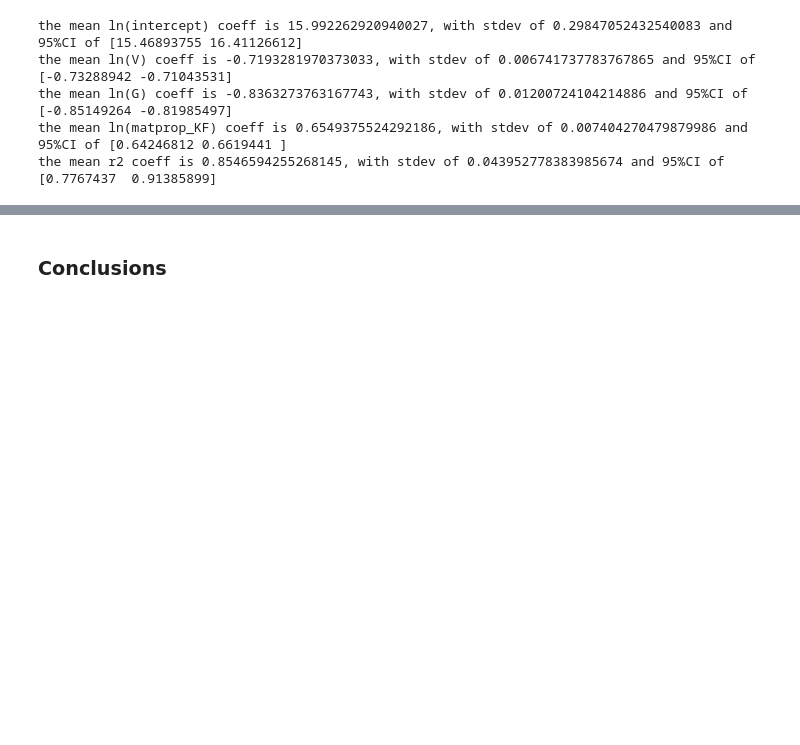
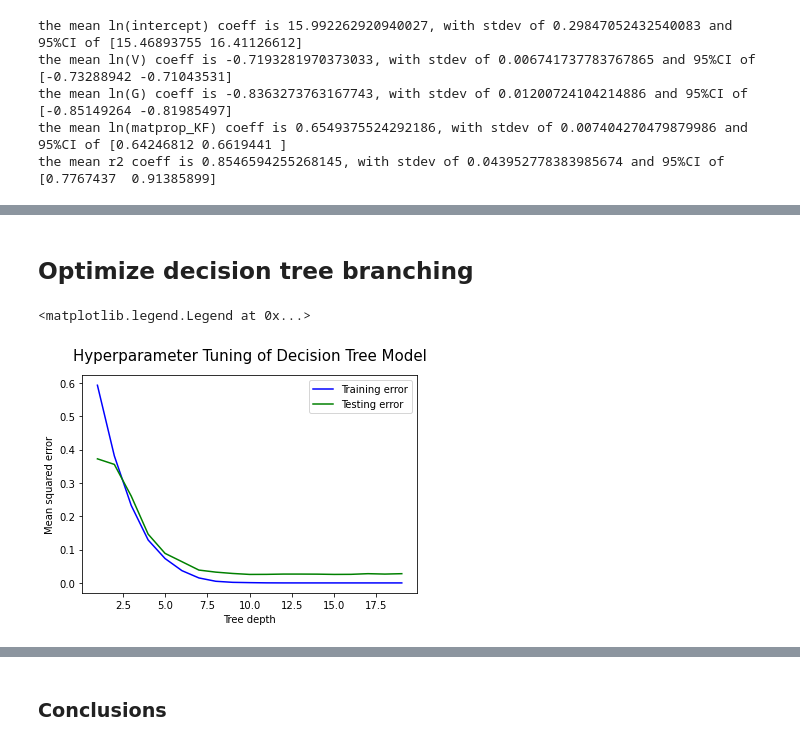
Before and after one commit to SepiKav/springboard, a Jupyter notebook: Capstone_II_new/Notebooks/Modeling.ipynb, the cells around one changed output, grey strips where cells are left out. Cells and saved outputs as stored; diff of their text form; code cells hidden in the pictures; blank space fills up the shorter version.

```diff
--- a/Capstone_II_new/Notebooks/Modeling.ipynb
+++ b/Capstone_II_new/Notebooks/Modeling.ipynb
@@ -552,0 +500,11 @@ plt.show()
+# %%
+# Create test and train datasets
+# Include all columns from df_ln in the explanatory variables X except "PDAS_ln","Mat_HB_ln"
+x=df_ln.drop(["PDAS_ln","Mat_HB_ln", "Alloy"],axis=1)
+
+# Create constants for X, so the model knows its bounds
+x=sm.add_constant(x)
+y=df[["PDAS_ln"]]
+
+# Split the data
+x_train,x_test,y_train,y_test=train_test_split(x,y,test_size=0.25)
@@ -552,0 +557,22 @@ plt.show()
+# %% [markdown]
+## Optimize decision tree branching
+# %%
+max_depths = range(1, 20)
+training_error = []
+testing_error = []
+for max_depth in max_depths:
+    model_1 = DecisionTreeRegressor(max_depth=max_depth)
+    model_1.fit(x_train, y_train)
+    training_error.append(mean_squared_error(y_train, model_1.predict(x_train)))
+    testing_error.append(mean_squared_error(y_test, model_1.predict(x_test)))
+
+plt.plot(max_depths, training_error, color='blue', label='Training error')
+plt.plot(max_depths, testing_error, color='green', label='Testing error')
+plt.xlabel('Tree depth')
+
+plt.ylabel('Mean squared error')
+plt.title('Hyperparameter Tuning of Decision Tree Model', pad=15, size=15)
+plt.legend()
+# %% [output]
+<matplotlib.legend.Legend at 0x...>
+[figure, added]
```
Also changed, not shown: parts of 54 cells of this notebook, 10 other files.
